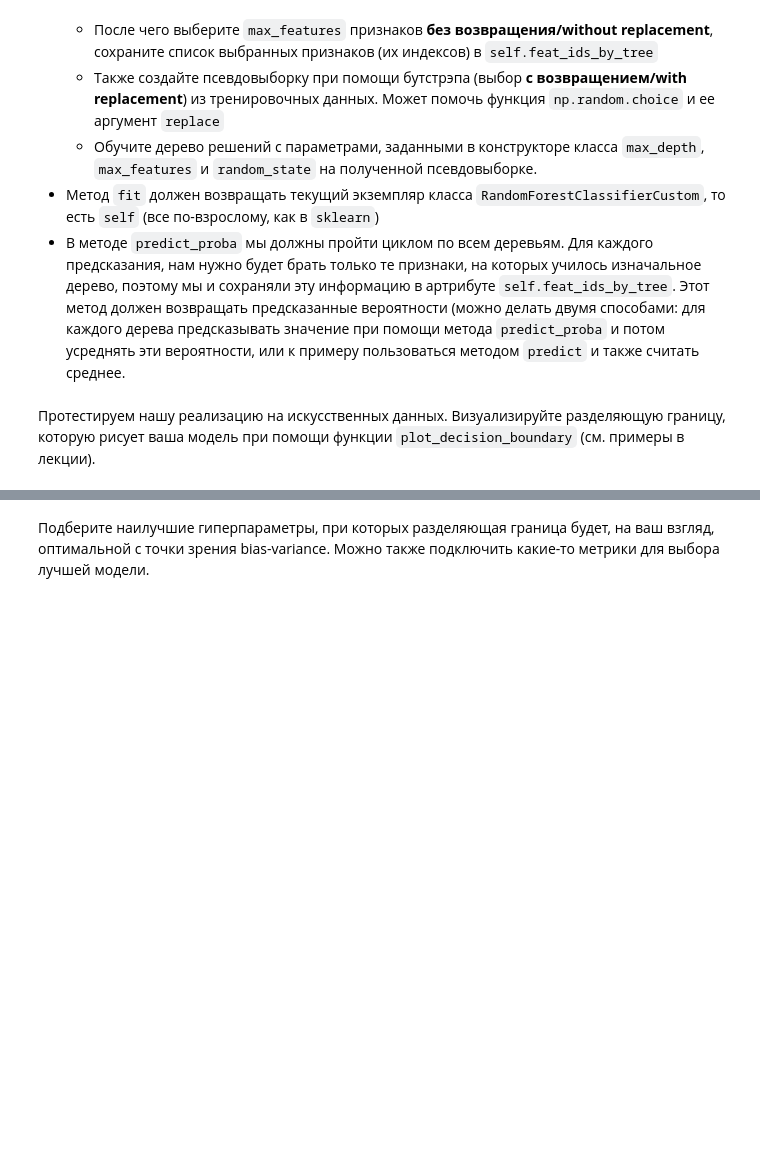
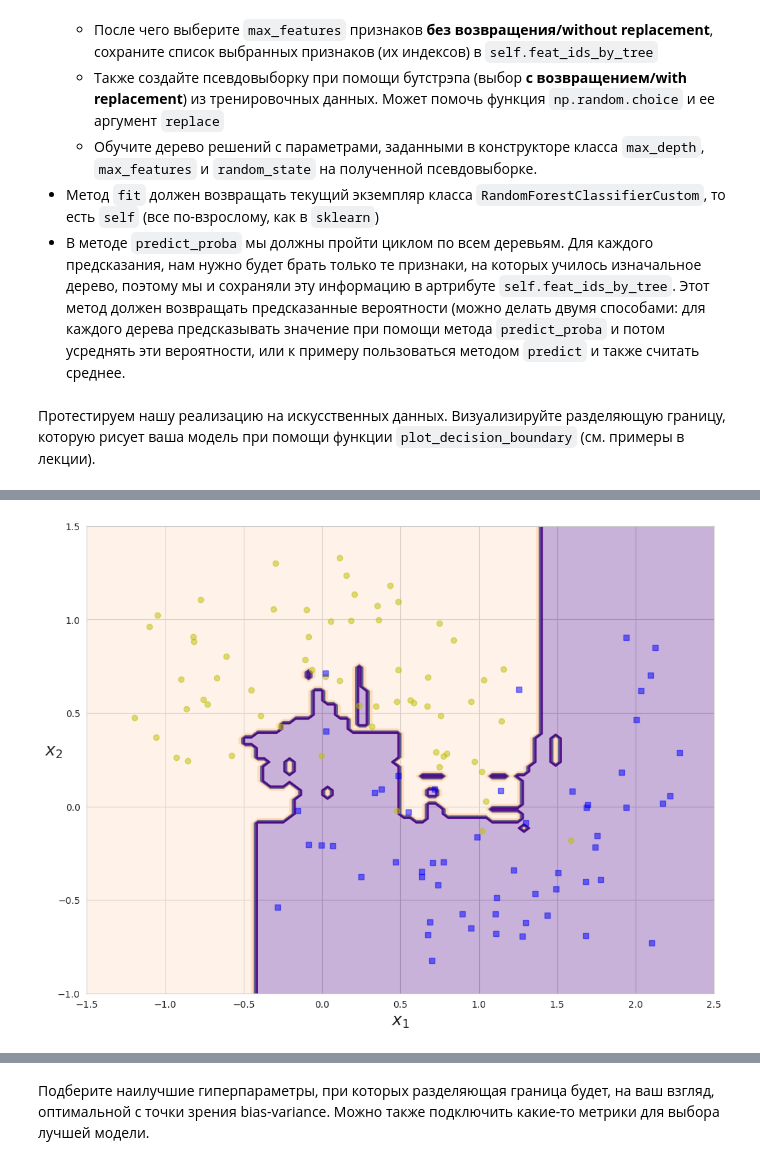
Before and after one commit to ArtemVaska/BI-ML-2024, a Jupyter notebook: lecture_5_ensemples/homework/code/Ensembles.ipynb, the cells around one changed output, grey strips where cells are left out. Cells and saved outputs as stored; diff of their text form; code cells hidden in the pictures; blank space fills up the shorter version.

```diff
--- a/lecture_5_ensemples/homework/code/Ensembles.ipynb
+++ b/lecture_5_ensemples/homework/code/Ensembles.ipynb
@@ -207,13 +207,33 @@ class RandomForestClassifierCustom(BaseEstimator):
 
     def fit(self, X, y):
         self.classes_ = sorted(np.unique(y))
+        n_obs, n_features = X.shape
 
-        ## ENTER YOUR CODE HERE (/¯◡ ‿ ◡)/¯☆*##
-        pass
+        for i in range(self.n_estimators):
+            np.random.seed(self.random_state + i)
+
+            feature_index = np.random.choice(n_features, self.max_features, replace=False)
+            self.feat_ids_by_tree.append(feature_index)
+
+            bootstrap_index = np.random.choice(n_obs, n_obs, replace=True)
+            X_boot, y_boot = X[bootstrap_index], y[bootstrap_index]
+
+            dt = DecisionTreeClassifier(
+                max_depth=self.max_depth,
+                max_features=self.max_features,
+                random_state=self.random_state + i,
+            )
+            dt.fit(X_boot[:, self.feat_ids_by_tree[i]], y_boot)
+            self.trees.append(dt)
+
+        return self
 
     def predict_proba(self, X):
-        ## ENTER YOUR CODE HERE (/¯◡ ‿ ◡)/¯☆*##
-        pass
+        probas_list = []
+        for i in range(len(self.trees)):
+            probas_list.append(self.trees[i].predict_proba(X[:, self.feat_ids_by_tree[i]]))
+
+        return np.mean(probas_list, axis=0)
 
     def predict(self, X):
         probas = self.predict_proba(X)
@@ -251,2 +271,9 @@ plt.show()
 # %%
-## ENTER YOUR CODE HERE (/¯◡ ‿ ◡)/¯☆*##
+# наша реализация
+X_train, X_test, y_train, y_test = train_test_split(X, y, test_size=0.25, random_state=SEED)
+my_forest = RandomForestClassifierCustom(max_depth=10, max_features=2)
+my_forest.fit(X_train, y_train)
+
+plot_decision_boundary(my_forest, X_test, y_test)
+# %% [output]
+[figure, added]
```
Also changed, not shown: parts of 7 cells of this notebook.
